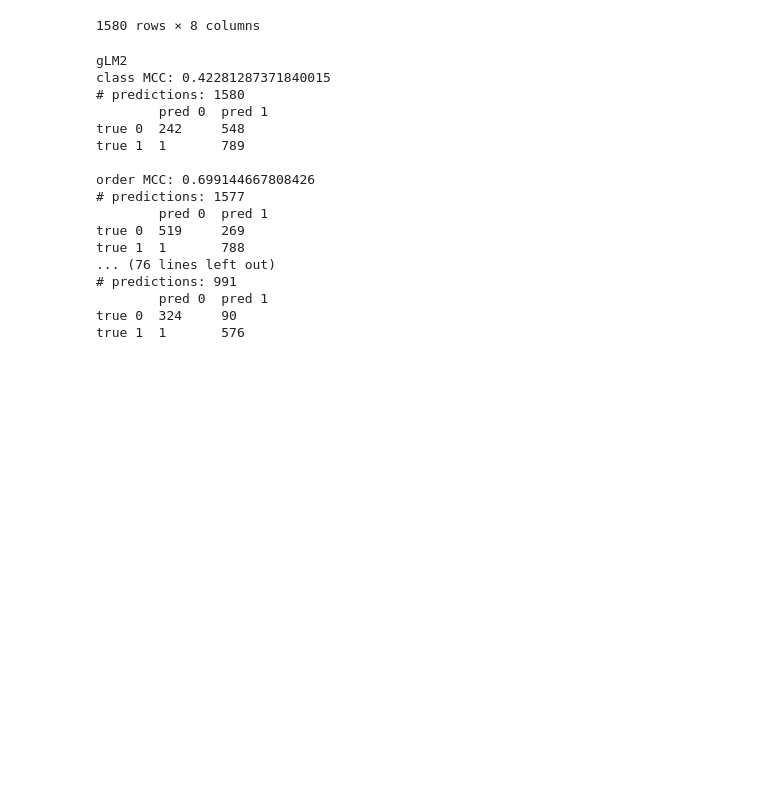
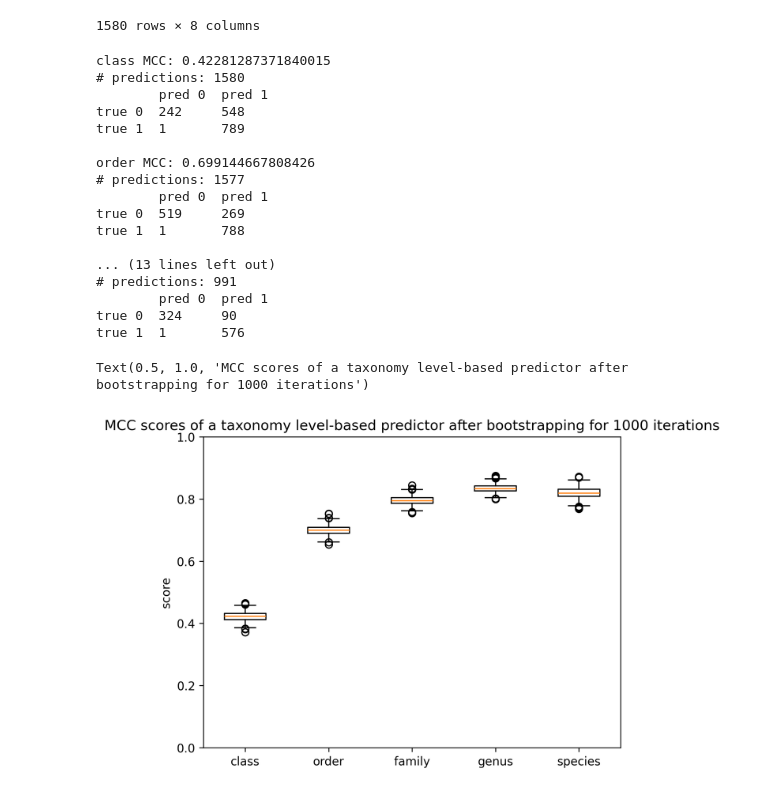
Before and after one commit to ievapudz/gLM_PPI_XAI, a Jupyter notebook: data_process/pinder_lineage_taxids.ipynb, the cells around one changed output. Drawn from its saved outputs; the diff is of its cells as text; code cells hidden in the pictures; blank space fills up the shorter version.

```diff
--- a/data_process/pinder_lineage_taxids.ipynb
+++ b/data_process/pinder_lineage_taxids.ipynb
@@ -5,12 +5,17 @@ import csv
 import os
 from sklearn.metrics import confusion_matrix
 from sklearn.metrics import matthews_corrcoef
+from sklearn.utils import resample
+import matplotlib.pyplot as plt
+import matplotlib
 
 UNIPROT_LINEAGES_PATH="/scicore/home/schwede/pudziu0000/projects/gLM/data/PINDER/uniprot_lineages_annotations_1024_512.tsv"
 FALSE_PRED_PREFIX="/scicore/home/schwede/pudziu0000/projects/gLM/outputs/predictions/PINDER-eubacteria/mean_pooled/catseq_"
 SEED=1024
 
 TAX_LEVELS = ["class", "order", "family", "genus", "species"]
+
+matplotlib.rcParams['figure.dpi'] = 300
 # %%
 # Determine, which PINDER IDs contain both bacterial proteins
 
@@ -70,17 +75,25 @@ def get_tax_df_from_dataset(file_prefix, split="test"):
 
 # Make predictor based on taxonomy level match
 
-def get_predictions_based_on_tax_level(tax_df):
+def get_predictions_based_on_tax_level(tax_df, n_iter=1, verbose=True):
+    metrics = []
     for level in TAX_LEVELS:
         tax_df_cp = tax_df.copy()
         tax_df_cp = tax_df_cp.dropna(subset=[level])
-        print(f"{level} MCC: {matthews_corrcoef(tax_df_cp['truth'], tax_df_cp[level])}")
-        print(f"# predictions: {len(tax_df_cp['truth'])}")
-        print(f"\tpred 0\tpred 1")
-        tn, fp, fn, tp = confusion_matrix(tax_df_cp["truth"], tax_df_cp[level]).ravel()
-        print(f"true 0\t{tn}\t{fp}")
-        print(f"true 1\t{fn}\t{tp}")
-        print()
+        if(verbose):
+            print(f"{level} MCC: {matthews_corrcoef(tax_df_cp['truth'], tax_df_cp[level])}")
+            print(f"# predictions: {len(tax_df_cp['truth'])}")
+            print(f"\tpred 0\tpred 1")
+            tn, fp, fn, tp = confusion_matrix(tax_df_cp["truth"], tax_df_cp[level]).ravel()
+            print(f"true 0\t{tn}\t{fp}")
+            print(f"true 1\t{fn}\t{tp}")
+            print()
+        metrics.append([])
+        for i in range(n_iter):
+            y_true, y_pred = resample(tax_df_cp['truth'], tax_df_cp[level], random_state=i)
+            metric = matthews_corrcoef(y_true, y_pred)
+            metrics[-1].append(metric)
+    return metrics
 # %%
 # Determine, which UniProt IDs are belonging to eubacteria with labelled phylum
 lineages = pd.read_csv(UNIPROT_LINEAGES_PATH, sep='\t')
@@ -154,28 +167,31 @@ for i, biolm in enumerate(["gLM2", "ESM2", "MINT"]):
 # %%
 # Make a predictions based on the taxonomy level match
 
-for i, biolm in enumerate(["gLM2", "ESM2", "MINT"]):
-    print(biolm)
-    tax_df = pd.DataFrame.from_dict(tax_matches_arr[i])
-    get_predictions_based_on_tax_level(tax_df)
+metrics = get_predictions_based_on_tax_level(tax_df, n_iter=1000)
+plt.boxplot(metrics, tick_labels=TAX_LEVELS)
+plt.ylabel("score")
+plt.ylim((0, 1))
+plt.title(f"MCC scores of a taxonomy level-based predictor after bootstrapping for 1000 iterations")
 # %% [output]
-gLM2
 class MCC: 0.42281287371840015
 # predictions: 1580
         pred 0  pred 1
 true 0  242     548
 true 1  1       789
 
 order MCC: 0.699144667808426
 # predictions: 1577
         pred 0  pred 1
 true 0  519     269
 true 1  1       788
-... (76 lines left out)
+
+... (13 lines left out)
 # predictions: 991
         pred 0  pred 1
 true 0  324     90
 true 1  1       576
+Text(0.5, 1.0, 'MCC scores of a taxonomy level-based predictor after bootstrapping for 1000 iterations')
+[figure, added]
 # %%
 DATASET_PREFIX="/scicore/home/schwede/pudziu0000/projects/gLM/data/PINDER/eubacteria_5_1024_512_genus/"
 
```
Also changed, not shown: parts of 2 cells of this notebook, 10 other files.
